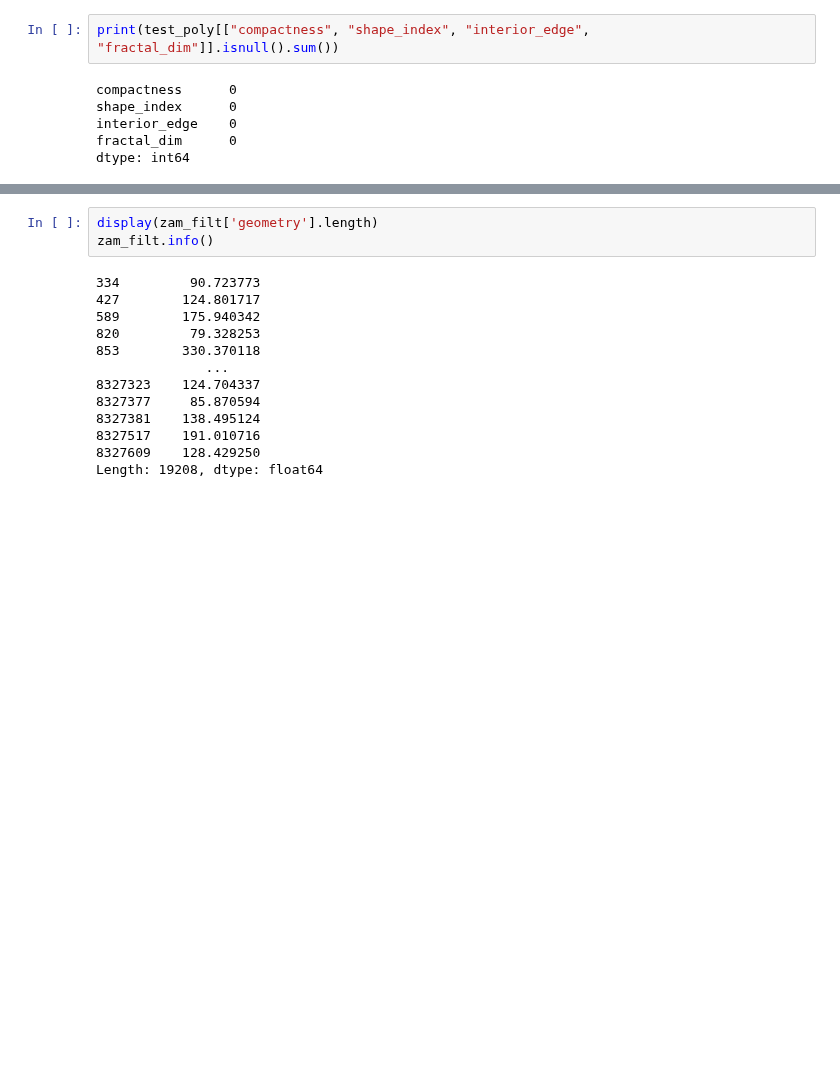
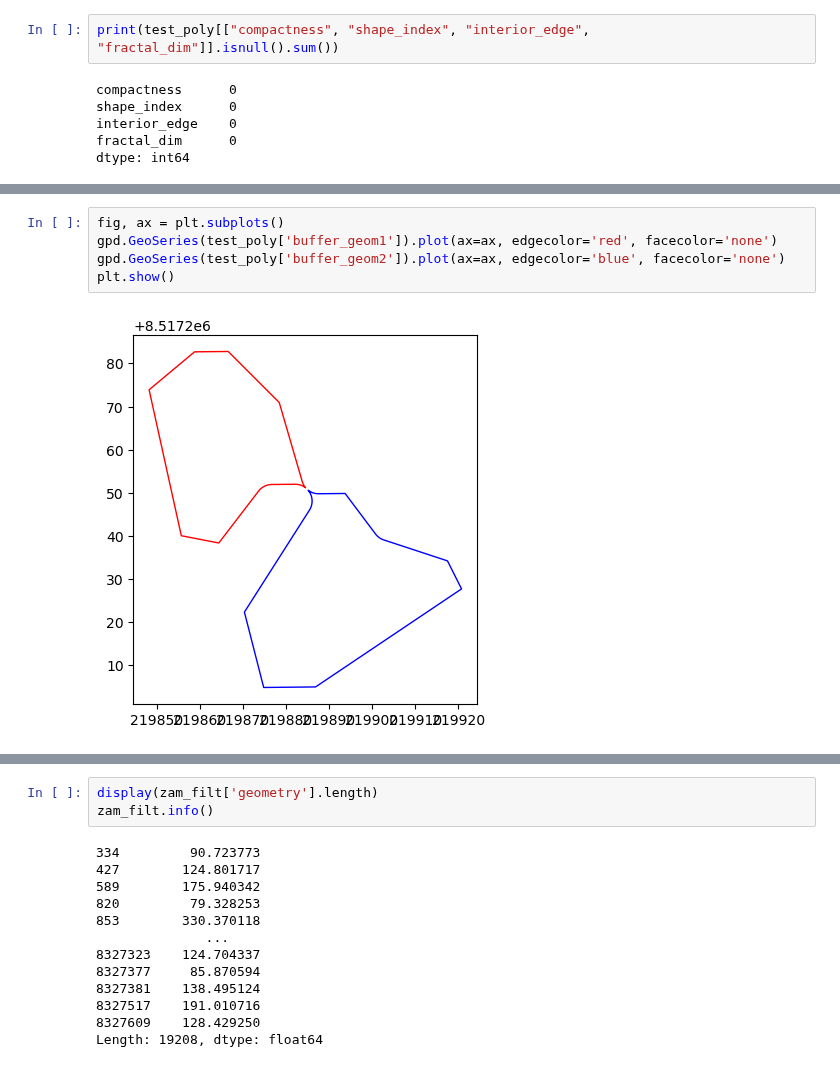
Before and after one commit to SYH-pixel/cropfield-polygonization, a Jupyter notebook: func/thinneck.ipynb, the cells around one changed output, grey strips where cells are left out. Cells and saved outputs as stored; diff of their text form; blank space fills up the shorter version.

```diff
--- a/func/thinneck.ipynb
+++ b/func/thinneck.ipynb
@@ -32,0 +159,7 @@ zam_filt = test_poly[(test_poly["compactness"] <= test_poly["compactness"].quant
+# %%
+fig, ax = plt.subplots()
+gpd.GeoSeries(test_poly['buffer_geom1']).plot(ax=ax, edgecolor='red', facecolor='none')
+gpd.GeoSeries(test_poly['buffer_geom2']).plot(ax=ax, edgecolor='blue', facecolor='none')
+plt.show()
+# %% [output]
+[figure, added]
```
Also changed, not shown: parts of 29 cells of this notebook, 1 other file.
